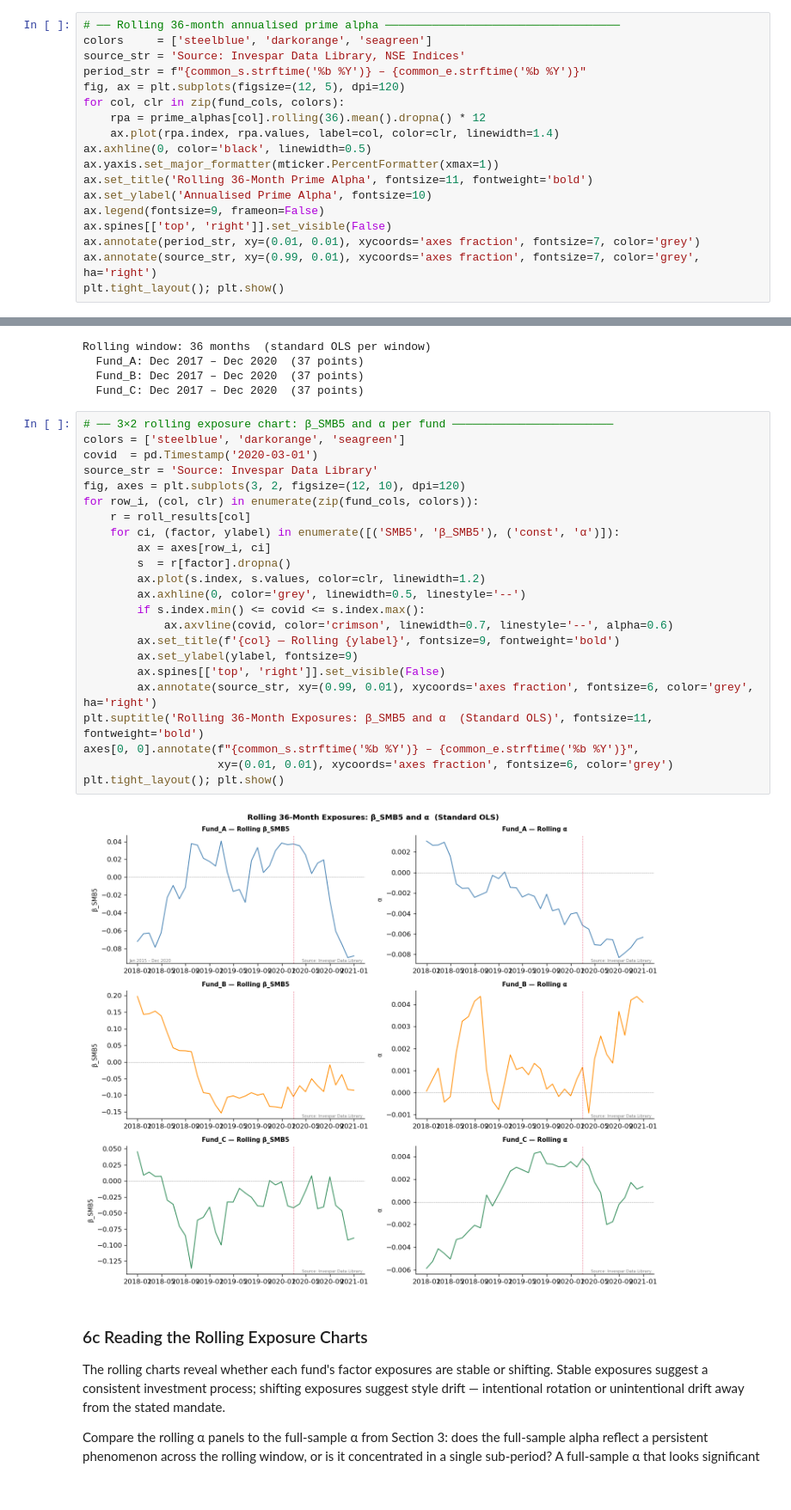
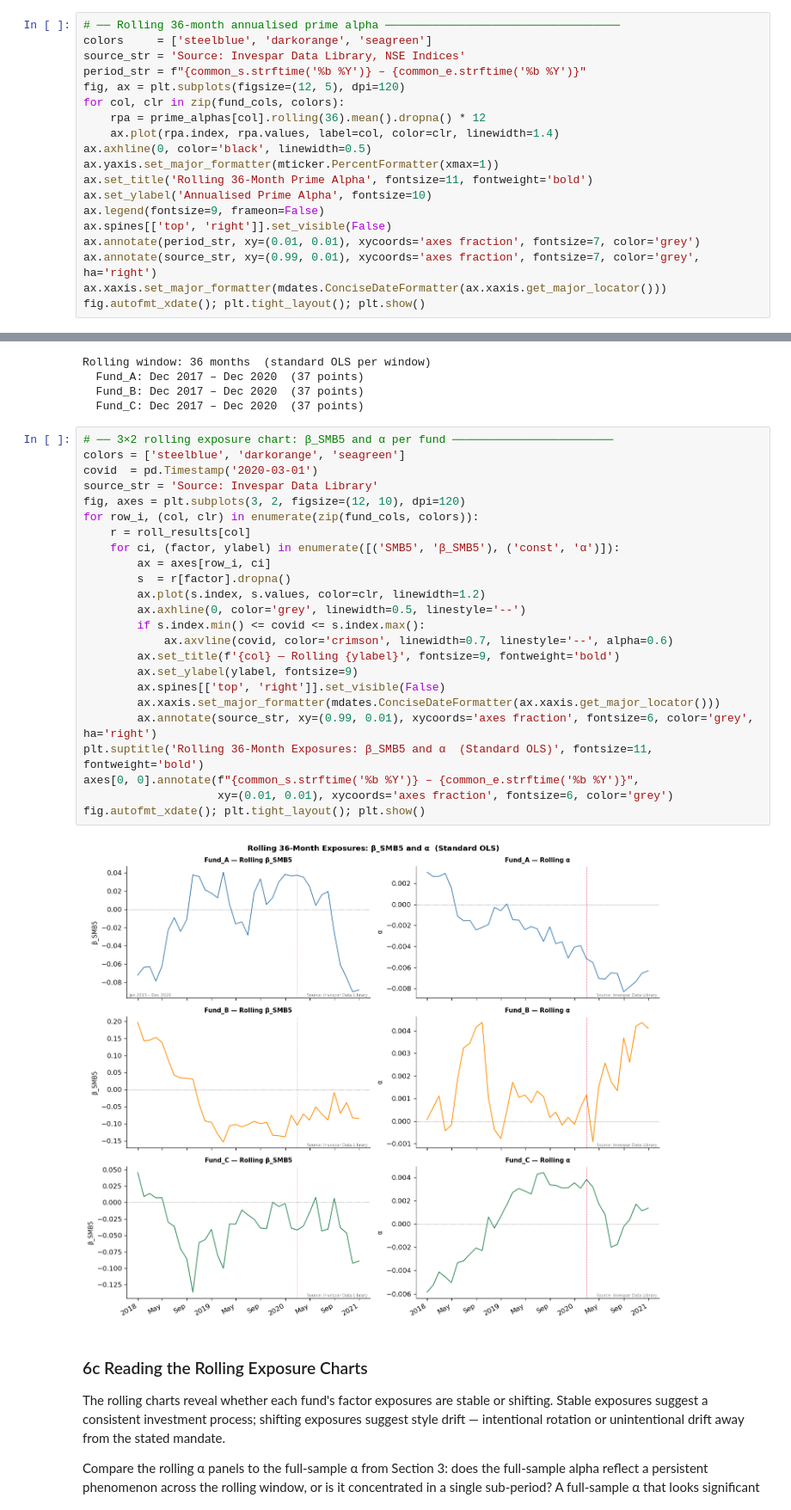
Before and after one commit to rraju26/pyIndiaFactorInvesting, a Jupyter notebook: notebooks/05_fund_decomposition.ipynb, the cells around one changed output, grey strips where cells are left out. Shown at 86% size. Cells and saved outputs as stored; diff of their text form.

```diff
--- a/notebooks/05_fund_decomposition.ipynb
+++ b/notebooks/05_fund_decomposition.ipynb
@@ -325,5 +327,6 @@ ax.legend(fontsize=9, frameon=False)
 ax.spines[['top', 'right']].set_visible(False)
 ax.annotate(period_str, xy=(0.01, 0.01), xycoords='axes fraction', fontsize=7, color='grey')
 ax.annotate(source_str, xy=(0.99, 0.01), xycoords='axes fraction', fontsize=7, color='grey', ha='right')
-plt.tight_layout(); plt.show()
+ax.xaxis.set_major_formatter(mdates.ConciseDateFormatter(ax.xaxis.get_major_locator()))
+fig.autofmt_xdate(); plt.tight_layout(); plt.show()
 # %% [output]
@@ -375,28 +378,29 @@ Rolling window: 36 months  (standard OLS per window)
 # %%
 # ── 3×2 rolling exposure chart: β_SMB5 and α per fund ────────────────────────
 colors = ['steelblue', 'darkorange', 'seagreen']
 covid  = pd.Timestamp('2020-03-01')
 source_str = 'Source: Invespar Data Library'
 fig, axes = plt.subplots(3, 2, figsize=(12, 10), dpi=120)
 for row_i, (col, clr) in enumerate(zip(fund_cols, colors)):
     r = roll_results[col]
     for ci, (factor, ylabel) in enumerate([('SMB5', 'β_SMB5'), ('const', 'α')]):
         ax = axes[row_i, ci]
         s  = r[factor].dropna()
         ax.plot(s.index, s.values, color=clr, linewidth=1.2)
         ax.axhline(0, color='grey', linewidth=0.5, linestyle='--')
         if s.index.min() <= covid <= s.index.max():
             ax.axvline(covid, color='crimson', linewidth=0.7, linestyle='--', alpha=0.6)
         ax.set_title(f'{col} — Rolling {ylabel}', fontsize=9, fontweight='bold')
         ax.set_ylabel(ylabel, fontsize=9)
         ax.spines[['top', 'right']].set_visible(False)
+        ax.xaxis.set_major_formatter(mdates.ConciseDateFormatter(ax.xaxis.get_major_locator()))
         ax.annotate(source_str, xy=(0.99, 0.01), xycoords='axes fraction', fontsize=6, color='grey', ha='right')
 plt.suptitle('Rolling 36-Month Exposures: β_SMB5 and α  (Standard OLS)', fontsize=11, fontweight='bold')
 axes[0, 0].annotate(f"{common_s.strftime('%b %Y')} – {common_e.strftime('%b %Y')}",
                     xy=(0.01, 0.01), xycoords='axes fraction', fontsize=6, color='grey')
-plt.tight_layout(); plt.show()
+fig.autofmt_xdate(); plt.tight_layout(); plt.show()
 # %% [output]
-[figure, old version]
+[figure, new version]
 # %% [markdown]
 ### 6c  Reading the Rolling Exposure Charts
 
```
Also changed, not shown: parts of 3 cells of this notebook.
